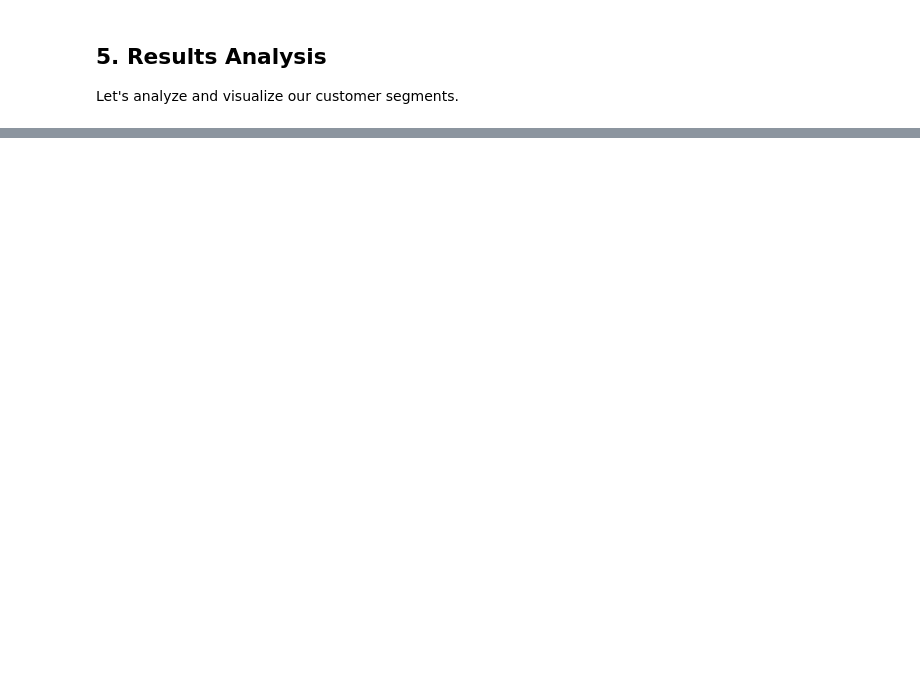
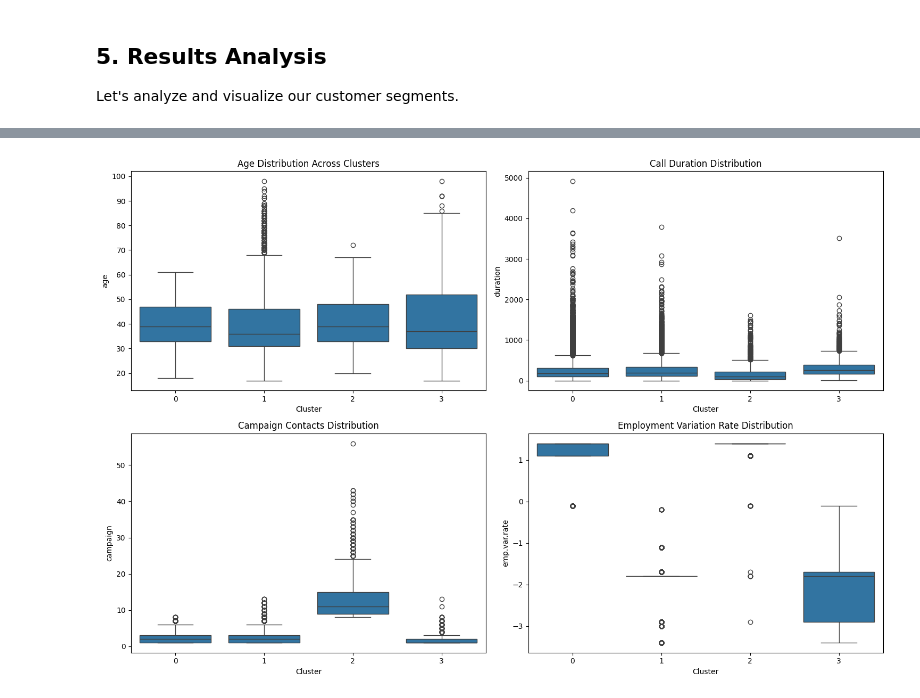
Before and after one commit to udhayk7/PRODIGY_DS_03, a Jupyter notebook: notebooks/bank_customer_segmentation.ipynb, the cells around one changed output, grey strips where cells are left out. Cells and saved outputs as stored; diff of their text form; code cells hidden in the pictures; blank space fills up the shorter version.

Commit message:
Initial commit: Bank Customer Segmentation Analysis

```diff
--- a/notebooks/bank_customer_segmentation.ipynb
+++ b/notebooks/bank_customer_segmentation.ipynb
@@ -60,0 +148,66 @@ Summary of findings and actionable recommendations.
+# %%
+# 1. First perform the clustering
+optimal_k = 4  # We can adjust this based on the elbow curve
+kmeans = KMeans(n_clusters=optimal_k, random_state=42)
+cluster_labels = kmeans.fit_predict(df_cluster)
+
+# 2. Add cluster labels to the original dataframe
+df['Cluster'] = cluster_labels
+
+# 3. Now create the visualizations
+plt.figure(figsize=(15, 10))
+
+# Age distribution across clusters
+plt.subplot(2, 2, 1)
+sns.boxplot(data=df, x='Cluster', y='age')
+plt.title('Age Distribution Across Clusters')
+
+# Duration distribution
+plt.subplot(2, 2, 2)
+sns.boxplot(data=df, x='Cluster', y='duration')
+plt.title('Call Duration Distribution')
+
+# Campaign contacts distribution
+plt.subplot(2, 2, 3)
+sns.boxplot(data=df, x='Cluster', y='campaign')
+plt.title('Campaign Contacts Distribution')
+
+# Employment variation rate distribution
+plt.subplot(2, 2, 4)
+sns.boxplot(data=df, x='Cluster', y='emp.var.rate')
+plt.title('Employment Variation Rate Distribution')
+
+plt.tight_layout()
+plt.show()
+
+# 4. Print cluster sizes
+print("\nNumber of customers in each cluster:")
+print(df['Cluster'].value_counts())
+
+# 5. Calculate and display cluster centers
+cluster_centers = pd.DataFrame(
+    scaler.inverse_transform(kmeans.cluster_centers_),
+    columns=df_cluster.columns
+)
+
+print("\nCluster Centers:")
+print(cluster_centers.round(2))
+
+# 6. Create cluster profiles
+cluster_profiles = df.groupby('Cluster').agg({
+    'age': 'mean',
+    'duration': 'mean',
+    'campaign': 'mean',
+    'pdays': 'mean',
+    'previous': 'mean',
+    'emp.var.rate': 'mean',
+    'cons.price.idx': 'mean',
+    'cons.conf.idx': 'mean',
+    'euribor3m': 'mean',
+    'nr.employed': 'mean'
+}).round(2)
+
+print("\nCluster Profiles:")
+print(cluster_profiles)
+# %% [output]
+[figure, added]
```
Also changed, not shown: parts of 10 cells of this notebook, 4 other files.
